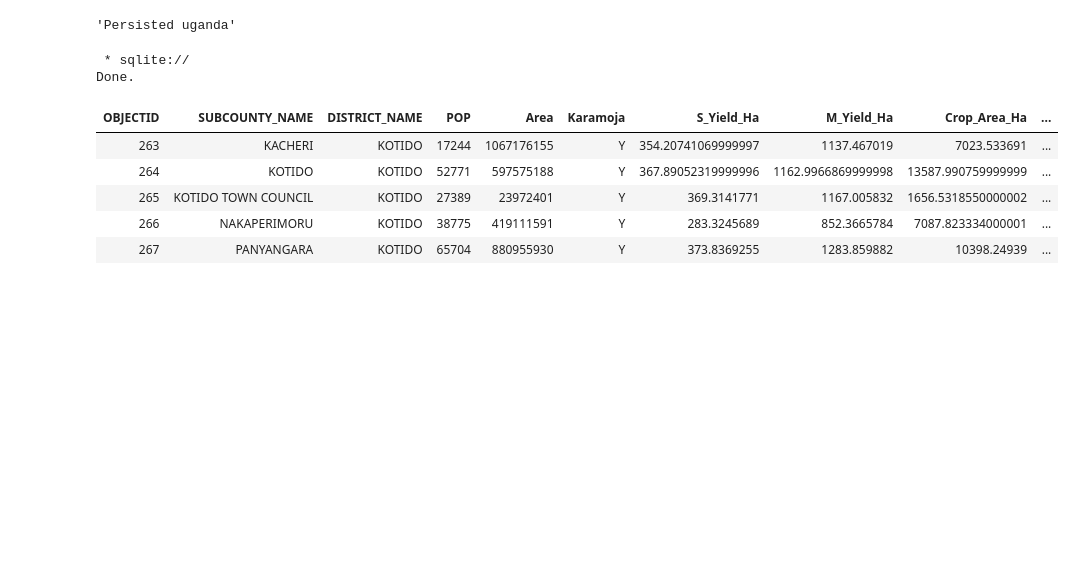
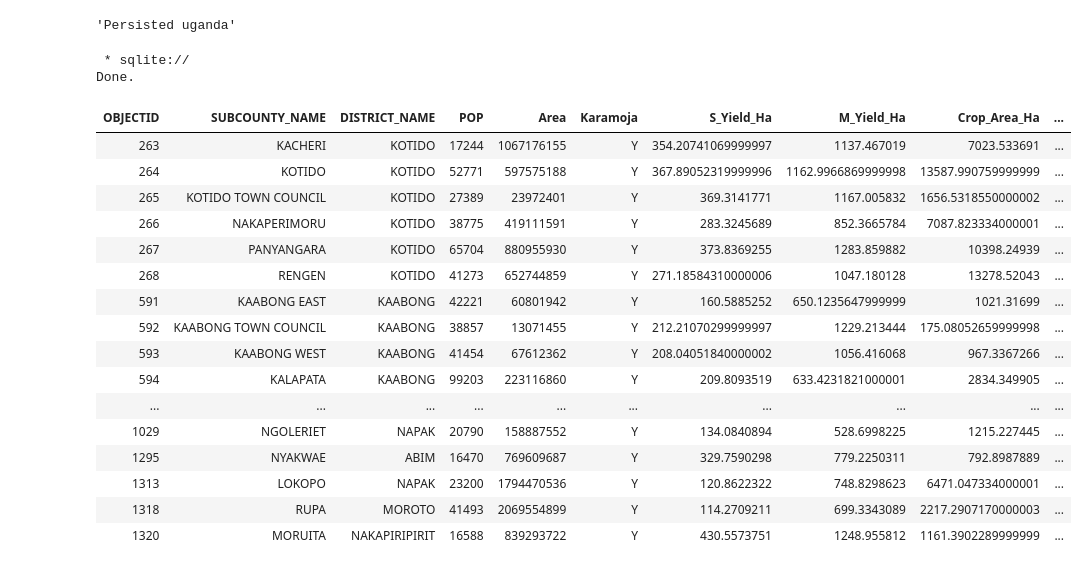
Before and after one commit to gaitang/data_science, a Jupyter notebook: Moringa_Data_Science_Prep_W1_Independent_Project_2019_06_Marvin_Mwenda_SQL_Notebook.ipynb, the cells around one changed output. Saved outputs shown, nothing was run; the diff lists cells and outputs as text; code cells hidden in the pictures; blank space fills up the shorter version.

```diff
--- a/Moringa_Data_Science_Prep_W1_Independent_Project_2019_06_Marvin_Mwenda_SQL_Notebook.ipynb
+++ b/Moringa_Data_Science_Prep_W1_Independent_Project_2019_06_Marvin_Mwenda_SQL_Notebook.ipynb
@@ -23,13 +23,24 @@ Done.
 'Persisted uganda'
 # %%
 %%sql
-SELECT * FROM Uganda LIMIT 5;
+SELECT * FROM Uganda;
 # %% [output]
  * sqlite://
 Done.
 | OBJECTID | SUBCOUNTY_NAME | DISTRICT_NAME | POP | Area | Karamoja | S_Yield_Ha | M_Yield_Ha | Crop_Area_Ha | ... |
 | 263 | KACHERI | KOTIDO | 17244 | 1067176155 | Y | 354.20741069999997 | 1137.467019 | 7023.533691 | ... |
 | 264 | KOTIDO | KOTIDO | 52771 | 597575188 | Y | 367.89052319999996 | 1162.9966869999998 | 13587.990759999999 | ... |
 | 265 | KOTIDO TOWN COUNCIL | KOTIDO | 27389 | 23972401 | Y | 369.3141771 | 1167.005832 | 1656.5318550000002 | ... |
 | 266 | NAKAPERIMORU | KOTIDO | 38775 | 419111591 | Y | 283.3245689 | 852.3665784 | 7087.823334000001 | ... |
 | 267 | PANYANGARA | KOTIDO | 65704 | 880955930 | Y | 373.8369255 | 1283.859882 | 10398.24939 | ... |
+| 268 | RENGEN | KOTIDO | 41273 | 652744859 | Y | 271.18584310000006 | 1047.180128 | 13278.52043 | ... |
+| 591 | KAABONG EAST | KAABONG | 42221 | 60801942 | Y | 160.5885252 | 650.1235647999999 | 1021.31699 | ... |
+| 592 | KAABONG TOWN COUNCIL | KAABONG | 38857 | 13071455 | Y | 212.21070299999997 | 1229.213444 | 175.08052659999998 | ... |
+| 593 | KAABONG WEST | KAABONG | 41454 | 67612362 | Y | 208.04051840000002 | 1056.416068 | 967.3367266 | ... |
+| 594 | KALAPATA | KAABONG | 99203 | 223116860 | Y | 209.8093519 | 633.4231821000001 | 2834.349905 | ... |
+| ... | ... | ... | ... | ... | ... | ... | ... | ... | ... |
+| 1029 | NGOLERIET | NAPAK | 20790 | 158887552 | Y | 134.0840894 | 528.6998225 | 1215.227445 | ... |
+| 1295 | NYAKWAE | ABIM | 16470 | 769609687 | Y | 329.7590298 | 779.2250311 | 792.8987889 | ... |
+| 1313 | LOKOPO | NAPAK | 23200 | 1794470536 | Y | 120.8622322 | 748.8298623 | 6471.047334000001 | ... |
+| 1318 | RUPA | MOROTO | 41493 | 2069554899 | Y | 114.2709211 | 699.3343089 | 2217.2907170000003 | ... |
+| 1320 | MORUITA | NAKAPIRIPIRIT | 16588 | 839293722 | Y | 430.5573751 | 1248.955812 | 1161.3902289999999 | ... |
```
Also changed, not shown: parts of 7 cells of this notebook.
